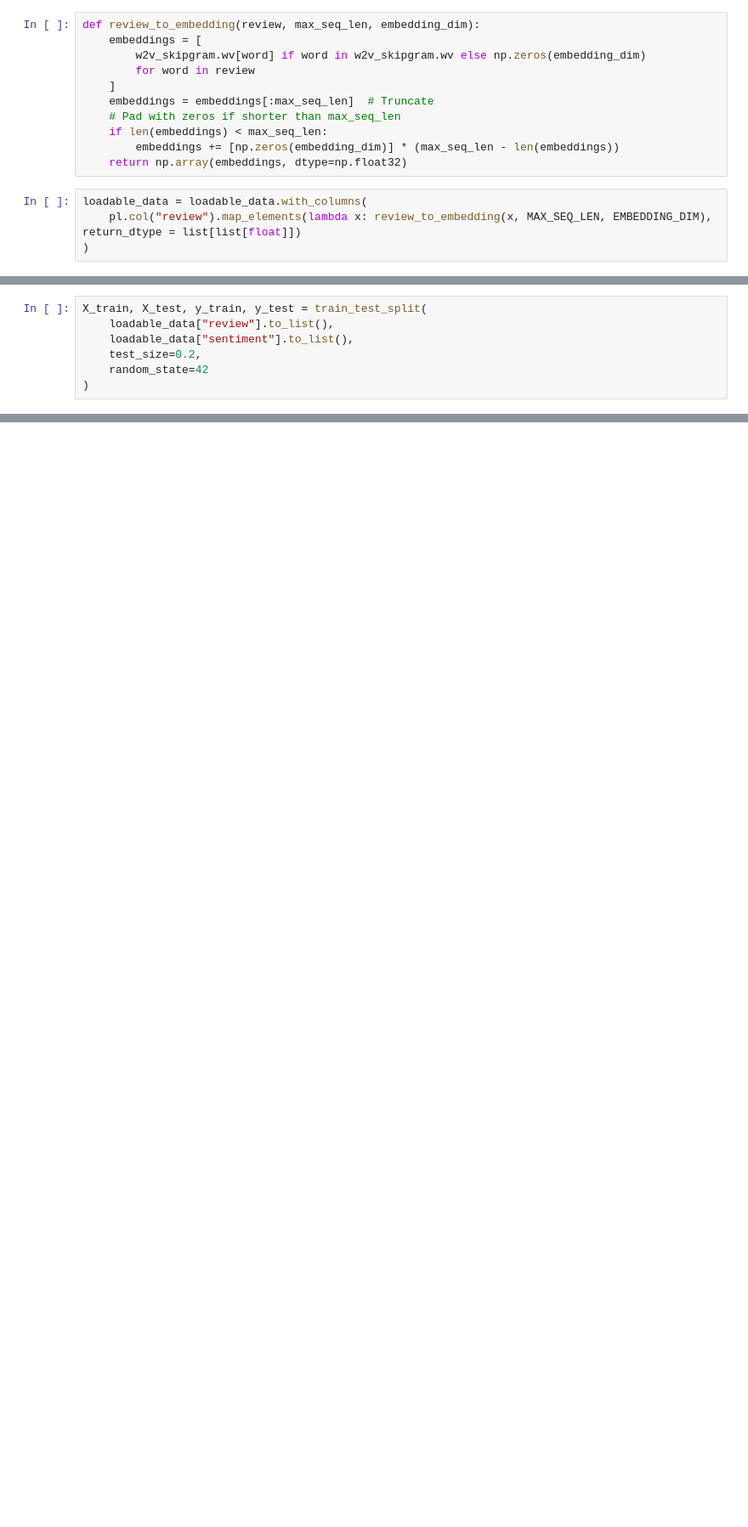
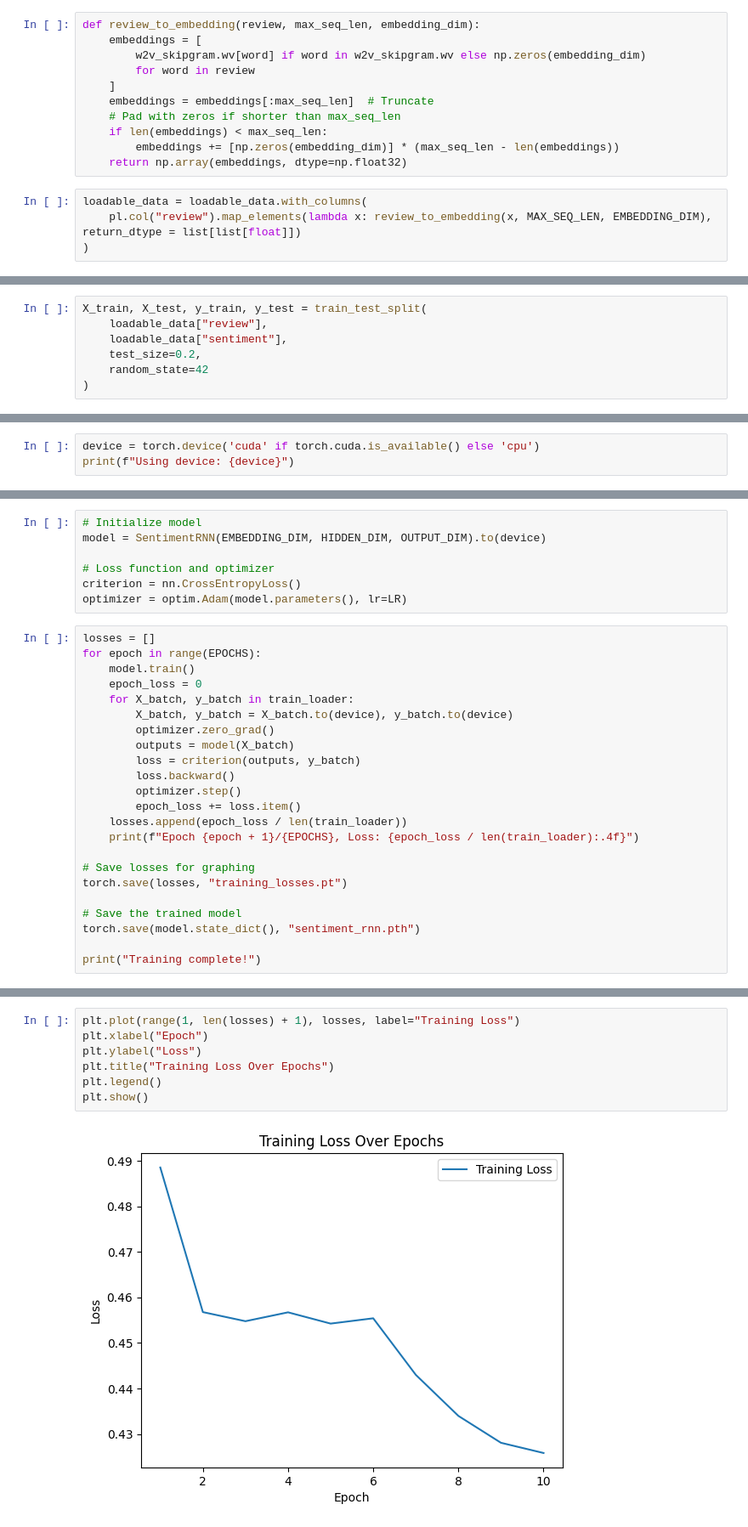
Before and after one commit to Supermjork/Text_Classification_Modelling, a Jupyter notebook: notebooks/RNN.ipynb, the cells around one changed output, grey strips where cells are left out. Shown at 85% size. Drawn from its saved outputs; the diff is of its cells as text; blank space fills up the shorter version.

Commit message:
IT TRAINS

```diff
--- a/notebooks/RNN.ipynb
+++ b/notebooks/RNN.ipynb
@@ -323,7 +330,7 @@ shape: (5, 2)
 # %%
 X_train, X_test, y_train, y_test = train_test_split(
-    loadable_data["review"].to_list(),
-    loadable_data["sentiment"].to_list(),
+    loadable_data["review"],
+    loadable_data["sentiment"],
     test_size=0.2,
     random_state=42
 )
@@ -329,0 +366,3 @@ X_train, X_test, y_train, y_test = train_test_split(
+# %%
+device = torch.device('cuda' if torch.cuda.is_available() else 'cpu')
+print(f"Using device: {device}")
@@ -329,0 +371,30 @@ X_train, X_test, y_train, y_test = train_test_split(
+# %%
+# Initialize model
+model = SentimentRNN(EMBEDDING_DIM, HIDDEN_DIM, OUTPUT_DIM).to(device)
+
+# Loss function and optimizer
+criterion = nn.CrossEntropyLoss()
+optimizer = optim.Adam(model.parameters(), lr=LR)
+# %%
+losses = []
+for epoch in range(EPOCHS):
+    model.train()
+    epoch_loss = 0
+    for X_batch, y_batch in train_loader:
+        X_batch, y_batch = X_batch.to(device), y_batch.to(device)
+        optimizer.zero_grad()
+        outputs = model(X_batch)
+        loss = criterion(outputs, y_batch)
+        loss.backward()
+        optimizer.step()
+        epoch_loss += loss.item()
+    losses.append(epoch_loss / len(train_loader))
+    print(f"Epoch {epoch + 1}/{EPOCHS}, Loss: {epoch_loss / len(train_loader):.4f}")
+
+# Save losses for graphing
+torch.save(losses, "training_losses.pt")
+
+# Save the trained model
+torch.save(model.state_dict(), "sentiment_rnn.pth")
+
+print("Training complete!")
@@ -329,0 +415,9 @@ X_train, X_test, y_train, y_test = train_test_split(
+# %%
+plt.plot(range(1, len(losses) + 1), losses, label="Training Loss")
+plt.xlabel("Epoch")
+plt.ylabel("Loss")
+plt.title("Training Loss Over Epochs")
+plt.legend()
+plt.show()
+# %% [output]
+[figure, added]
```
Also changed, not shown: parts of 16 cells of this notebook.
